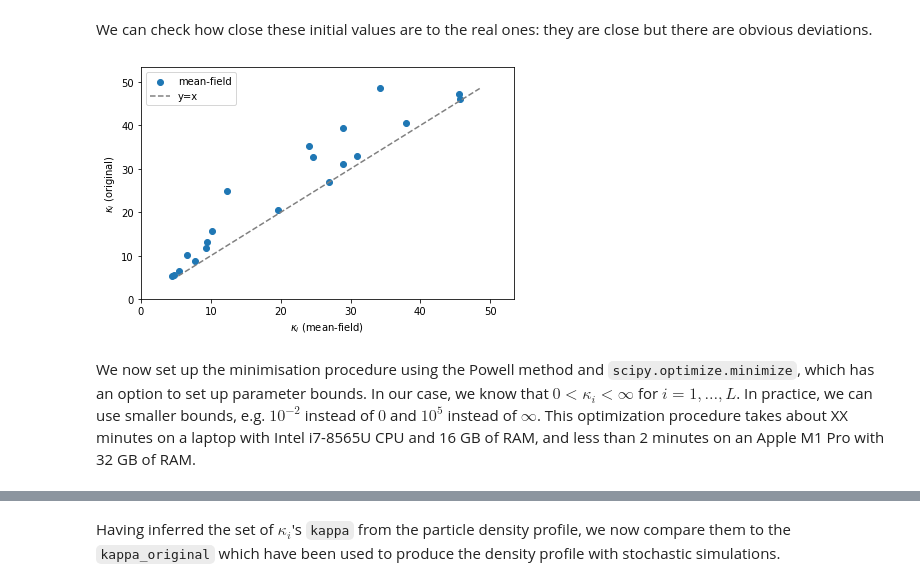
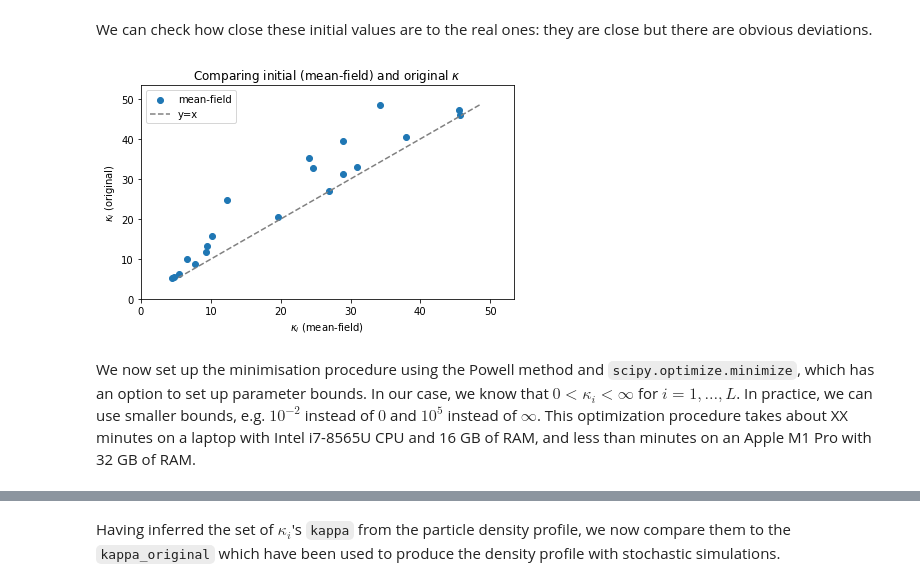
Before and after one commit to ExclusionProcess-tools/TASEPy, a Jupyter notebook: applications_TASEPy.ipynb, the cells around one changed output, grey strips where cells are left out. Cells and saved outputs as stored; diff of their text form; code cells hidden in the pictures.

Commit message:
updated D symbol and plots

```diff
--- a/applications_TASEPy.ipynb
+++ b/applications_TASEPy.ipynb
@@ -226,33 +226,33 @@ We can check how close these initial values are to the real ones: they are close
 # %%
 # Create a figure
 plt.figure(figsize=(6,4))
 
 # Plot the data
 
 min_kappa = min(rates)/alpha
 max_kappa = max(rates)/alpha
 linearx = [min_kappa,max_kappa]
 
 plt.scatter(kappa0, kappa_original,label='mean-field')
 plt.plot(linearx, linearx, linestyle='--', color='gray',label='y=x')
 
 plt.xlim(0,1.1*max(rates)/alpha)
 plt.ylim(0,1.1*max(rates)/alpha)
 
 plt.xlabel(r'$\kappa_i$ (mean-field)', fontsize=10)
 plt.ylabel(r'$\kappa_i$ (original)', fontsize=10)
 
 # Set the title
-#plt.title(r'Density profile, $\alpha = $'+str(alpha), fontsize=12)
+plt.title(r'Comparing initial (mean-field) and original $\kappa$', fontsize=12)
 
 plt.legend(loc='best')
 plt.tight_layout()
 
 plt.show()
 # %% [output]
-[figure, old version]
+[figure, new version]
 # %% [markdown]
-We now set up the minimisation procedure using the Powell method and `scipy.optimize.minimize`, which has an option to set up parameter bounds. In our case, we know that $0<\kappa_i<\infty$ for $i=1,\dots,L$. In practice, we can use smaller bounds, e.g. $10^{-2}$ instead of $0$ and $10^{5}$ instead of $\infty$. This optimization procedure takes about XX minutes on a laptop with Intel i7-8565U CPU and 16 GB of RAM, and less than 2 minutes on an Apple M1 Pro with 32 GB of RAM.
+We now set up the minimisation procedure using the Powell method and `scipy.optimize.minimize`, which has an option to set up parameter bounds. In our case, we know that $0<\kappa_i<\infty$ for $i=1,\dots,L$. In practice, we can use smaller bounds, e.g. $10^{-2}$ instead of $0$ and $10^{5}$ instead of $\infty$. This optimization procedure takes about XX minutes on a laptop with Intel i7-8565U CPU and 16 GB of RAM, and less than minutes on an Apple M1 Pro with 32 GB of RAM.
 # %%
 import numpy as np
 import math
```
Also changed, not shown: parts of 4 cells of this notebook.
